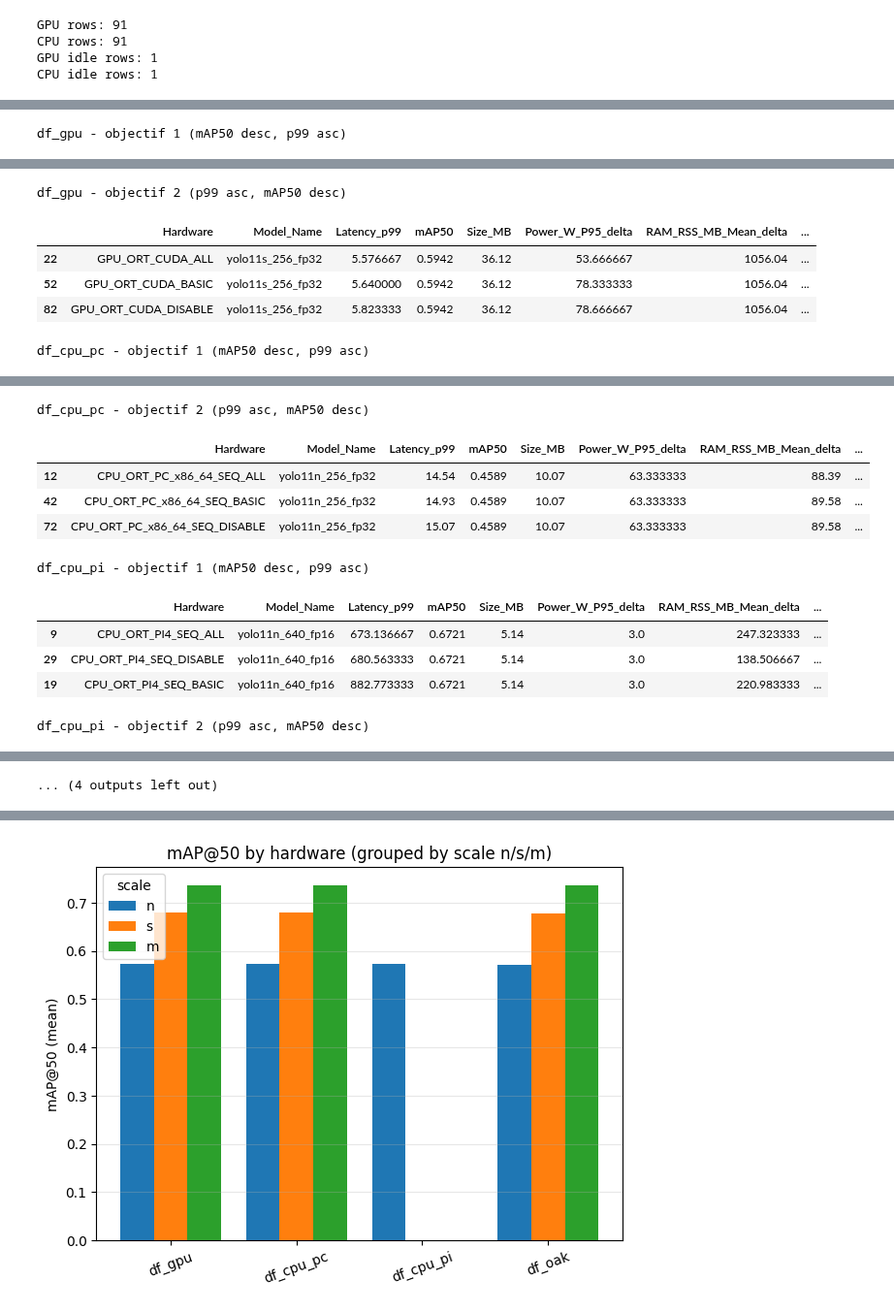
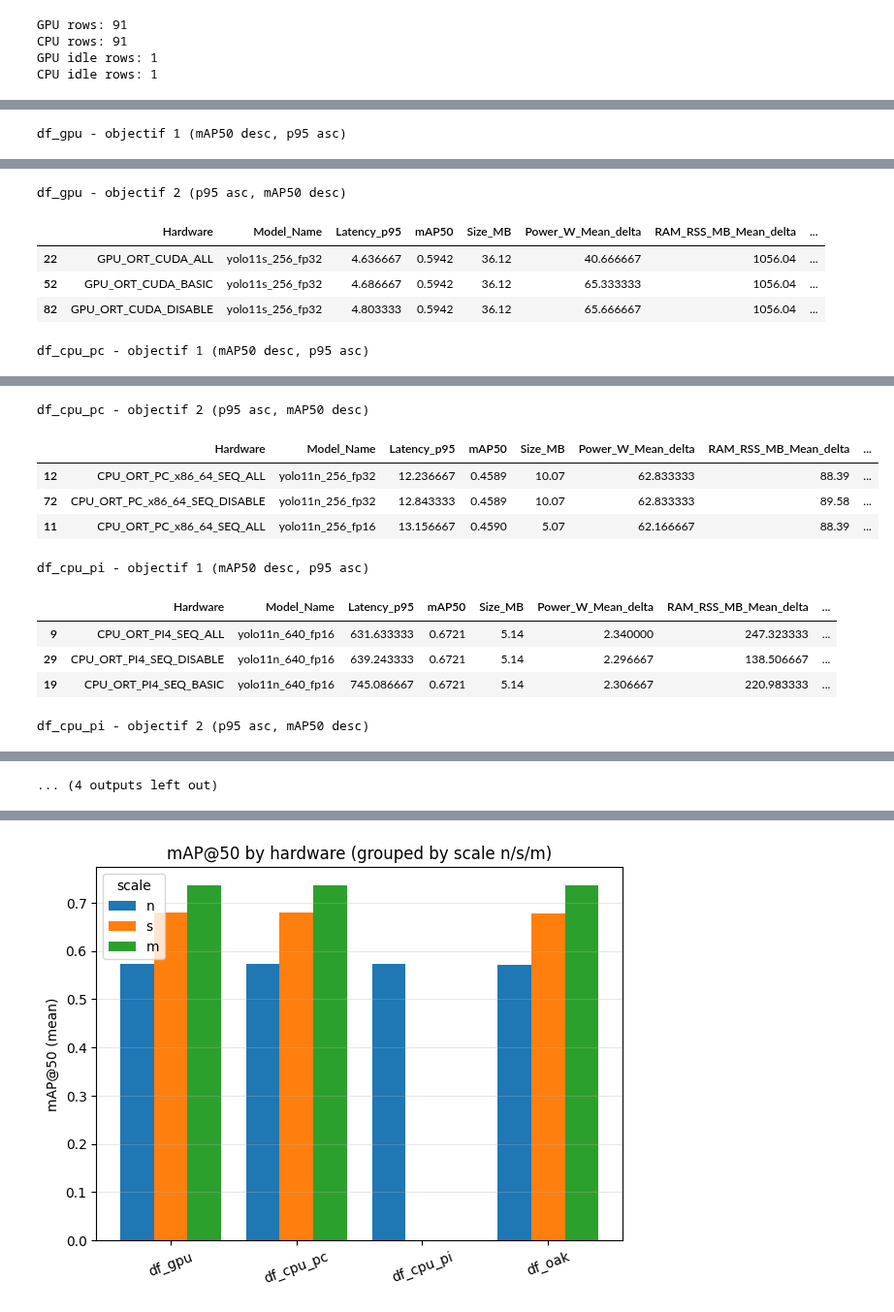
Before and after one commit to NathanAmoussou/3d_edge_object_detection, a Jupyter notebook: notebooks/bench_aggregate_by_hardware.ipynb, the cells around one changed output, grey strips where cells are left out. Shown at 97% size. Drawn from its saved outputs; the diff is of its cells as text; code cells hidden in the pictures.

```diff
--- a/notebooks/bench_aggregate_by_hardware.ipynb
+++ b/notebooks/bench_aggregate_by_hardware.ipynb
@@ -191,11 +191,11 @@ all_dfs = {
     if name.startswith("df_")
     and isinstance(val, pd.DataFrame)
     and not val.empty
-    and {"Phase", "Latency_p99", "mAP50"}.issubset(val.columns)
+    and {"Phase", "Latency_p95", "mAP50"}.issubset(val.columns)
 }
 
 pareto_dfs = {
-    name: pareto_min_max(val, "Latency_p99", "mAP50")
+    name: pareto_min_max(val, "Latency_p95", "mAP50")
     for name, val in all_dfs.items()
 }
 
@@ -210,8 +210,8 @@ for name, pdf in pareto_dfs.items():
 
     # Reference point for hypervolume shading (worse corner)
     work = all_dfs[name]
-    work = work[(work["Phase"] == "run") & work["Latency_p99"].notna() & work["mAP50"].notna()]
-    ref_x = work["Latency_p99"].max() * 1.05
+    work = work[(work["Phase"] == "run") & work["Latency_p95"].notna() & work["mAP50"].notna()]
+    ref_x = work["Latency_p95"].max() * 1.05
     ref_y = max(0.0, work["mAP50"].min() - 0.02)
 
     fig, ax = plt.subplots(figsize=(7, 5))
@@ -219,7 +219,7 @@ for name, pdf in pareto_dfs.items():
     # Hypervolume (dominated region) shading
     for _, row in pdf.iterrows():
         ax.fill_between(
-            [row["Latency_p99"], ref_x],
+            [row["Latency_p95"], ref_x],
             ref_y,
             row["mAP50"],
             color="tab:blue",
@@ -230,19 +230,30 @@ for name, pdf in pareto_dfs.items():
     # Points + numeric labels
     for _, row in pdf.iterrows():
         ax.text(
-            row["Latency_p99"],
+            row["Latency_p95"],
             row["mAP50"],
             str(int(row["Pareto_id"])),
             fontsize=8,
             ha="center",
             va="center",
         )
-    ax.set_xlabel("E2E p99 (ms)")
+    ax.set_xlabel("E2E p95 (ms)")
     ax.set_ylabel("mAP@50")
     ax.set_title(f"Pareto front: {name}")
     ax.grid(True, alpha=0.3)
     plt.show()
 
     # Mapping table
-    display(pdf[["Pareto_id", "Label"]])
+    pareto_cols = [
+        "Pareto_id",
+        "Label",
+        "mAP50",
+        "Latency_p95",
+        "Size_MB",
+        "Power_W_Mean",
+        "RAM_RSS_MB_Mean",
+        "RAM_Sys_Used_MB_Mean",
+        "VRAM_Used_MB_Mean",
+    ]
+    display(pdf[[c for c in pareto_cols if c in pdf.columns]])
 # %% [output]
@@ -317,7 +329,7 @@ def build_top_tables(df_in: pd.DataFrame, name: str) -> None:
             continue
         work[col] = pd.to_numeric(work[col], errors="coerce")
 
-    power_col = "Power_W_P95" if "Power_W_P95" in work.columns else None
+    power_col = "Power_W_Mean" if "Power_W_Mean" in work.columns else None
 
     delta_cols = []
     if power_col:
@@ -344,7 +356,7 @@ def build_top_tables(df_in: pd.DataFrame, name: str) -> None:
                     work[idle_col] = work[idle_col].fillna(base_all[c])
                 work[f"{c}_delta"] = work[c] - work[idle_col]
 
-    use_cols = ["Hardware", "Model_Name", "Latency_p99", "mAP50", "Size_MB"]
+    use_cols = ["Hardware", "Model_Name", "Latency_p95", "mAP50", "Size_MB"]
     if "Pareto_id" in work.columns:
         use_cols.append("Pareto_id")
     if power_col:
@@ -361,12 +373,12 @@ def build_top_tables(df_in: pd.DataFrame, name: str) -> None:
         print(f"{name}: no run rows")
         return
 
-    obj1 = run.sort_values(["mAP50", "Latency_p99"], ascending=[False, True]).head(3)
-    obj2 = run.sort_values(["Latency_p99", "mAP50"], ascending=[True, False]).head(3)
+    obj1 = run.sort_values(["mAP50", "Latency_p95"], ascending=[False, True]).head(3)
+    obj2 = run.sort_values(["Latency_p95", "mAP50"], ascending=[True, False]).head(3)
 
-    print(f"{name} - objectif 1 (mAP50 desc, p99 asc)")
+    print(f"{name} - objectif 1 (mAP50 desc, p95 asc)")
     display(obj1[use_cols])
-    print(f"{name} - objectif 2 (p99 asc, mAP50 desc)")
+    print(f"{name} - objectif 2 (p95 asc, mAP50 desc)")
     display(obj2[use_cols])
 
 
@@ -376,10 +388,10 @@ dfs_for_tables = {
     if name.startswith("df_")
     and isinstance(val, pd.DataFrame)
     and not val.empty
-    and {"Phase", "Latency_p99", "mAP50"}.issubset(val.columns)
+    and {"Phase", "Latency_p95", "mAP50"}.issubset(val.columns)
 }
 
 for name, df in dfs_for_tables.items():
     build_top_tables(df, name)
 # %% [output]
-df_gpu - objectif 1 (mAP50 desc, p99 asc)
+df_gpu - objectif 1 (mAP50 desc, p95 asc)
@@ -390,6 +402,6 @@ df_gpu - objectif 1 (mAP50 desc, p99 asc)
-df_gpu - objectif 2 (p99 asc, mAP50 desc)
+df_gpu - objectif 2 (p95 asc, mAP50 desc)
-|  | Hardware | Model_Name | Latency_p99 | mAP50 | Size_MB | Power_W_P95_delta | RAM_RSS_MB_Mean_delta | ... |
-| 22 | GPU_ORT_CUDA_ALL | yolo11s_256_fp32 | 5.576667 | 0.5942 | 36.12 | 53.666667 | 1056.04 | ... |
-| 52 | GPU_ORT_CUDA_BASIC | yolo11s_256_fp32 | 5.640000 | 0.5942 | 36.12 | 78.333333 | 1056.04 | ... |
-| 82 | GPU_ORT_CUDA_DISABLE | yolo11s_256_fp32 | 5.823333 | 0.5942 | 36.12 | 78.666667 | 1056.04 | ... |
+|  | Hardware | Model_Name | Latency_p95 | mAP50 | Size_MB | Power_W_Mean_delta | RAM_RSS_MB_Mean_delta | ... |
+| 22 | GPU_ORT_CUDA_ALL | yolo11s_256_fp32 | 4.636667 | 0.5942 | 36.12 | 40.666667 | 1056.04 | ... |
+| 52 | GPU_ORT_CUDA_BASIC | yolo11s_256_fp32 | 4.686667 | 0.5942 | 36.12 | 65.333333 | 1056.04 | ... |
+| 82 | GPU_ORT_CUDA_DISABLE | yolo11s_256_fp32 | 4.803333 | 0.5942 | 36.12 | 65.666667 | 1056.04 | ... |
-df_cpu_pc - objectif 1 (mAP50 desc, p99 asc)
+df_cpu_pc - objectif 1 (mAP50 desc, p95 asc)
@@ -400,11 +412,11 @@ df_cpu_pc - objectif 1 (mAP50 desc, p99 asc)
-df_cpu_pc - objectif 2 (p99 asc, mAP50 desc)
+df_cpu_pc - objectif 2 (p95 asc, mAP50 desc)
-|  | Hardware | Model_Name | Latency_p99 | mAP50 | Size_MB | Power_W_P95_delta | RAM_RSS_MB_Mean_delta | ... |
-| 12 | CPU_ORT_PC_x86_64_SEQ_ALL | yolo11n_256_fp32 | 14.54 | 0.4589 | 10.07 | 63.333333 | 88.39 | ... |
-| 42 | CPU_ORT_PC_x86_64_SEQ_BASIC | yolo11n_256_fp32 | 14.93 | 0.4589 | 10.07 | 63.333333 | 89.58 | ... |
-| 72 | CPU_ORT_PC_x86_64_SEQ_DISABLE | yolo11n_256_fp32 | 15.07 | 0.4589 | 10.07 | 63.333333 | 89.58 | ... |
+|  | Hardware | Model_Name | Latency_p95 | mAP50 | Size_MB | Power_W_Mean_delta | RAM_RSS_MB_Mean_delta | ... |
+| 12 | CPU_ORT_PC_x86_64_SEQ_ALL | yolo11n_256_fp32 | 12.236667 | 0.4589 | 10.07 | 62.833333 | 88.39 | ... |
+| 72 | CPU_ORT_PC_x86_64_SEQ_DISABLE | yolo11n_256_fp32 | 12.843333 | 0.4589 | 10.07 | 62.833333 | 89.58 | ... |
+| 11 | CPU_ORT_PC_x86_64_SEQ_ALL | yolo11n_256_fp16 | 13.156667 | 0.4590 | 5.07 | 62.166667 | 88.39 | ... |
-df_cpu_pi - objectif 1 (mAP50 desc, p99 asc)
+df_cpu_pi - objectif 1 (mAP50 desc, p95 asc)
-|  | Hardware | Model_Name | Latency_p99 | mAP50 | Size_MB | Power_W_P95_delta | RAM_RSS_MB_Mean_delta | ... |
-| 9 | CPU_ORT_PI4_SEQ_ALL | yolo11n_640_fp16 | 673.136667 | 0.6721 | 5.14 | 3.0 | 247.323333 | ... |
-| 29 | CPU_ORT_PI4_SEQ_DISABLE | yolo11n_640_fp16 | 680.563333 | 0.6721 | 5.14 | 3.0 | 138.506667 | ... |
-| 19 | CPU_ORT_PI4_SEQ_BASIC | yolo11n_640_fp16 | 882.773333 | 0.6721 | 5.14 | 3.0 | 220.983333 | ... |
+|  | Hardware | Model_Name | Latency_p95 | mAP50 | Size_MB | Power_W_Mean_delta | RAM_RSS_MB_Mean_delta | ... |
+| 9 | CPU_ORT_PI4_SEQ_ALL | yolo11n_640_fp16 | 631.633333 | 0.6721 | 5.14 | 2.340000 | 247.323333 | ... |
+| 29 | CPU_ORT_PI4_SEQ_DISABLE | yolo11n_640_fp16 | 639.243333 | 0.6721 | 5.14 | 2.296667 | 138.506667 | ... |
+| 19 | CPU_ORT_PI4_SEQ_BASIC | yolo11n_640_fp16 | 745.086667 | 0.6721 | 5.14 | 2.306667 | 220.983333 | ... |
-df_cpu_pi - objectif 2 (p99 asc, mAP50 desc)
+df_cpu_pi - objectif 2 (p95 asc, mAP50 desc)
```
Also changed, not shown: parts of 4 cells of this notebook, 1 other file.
